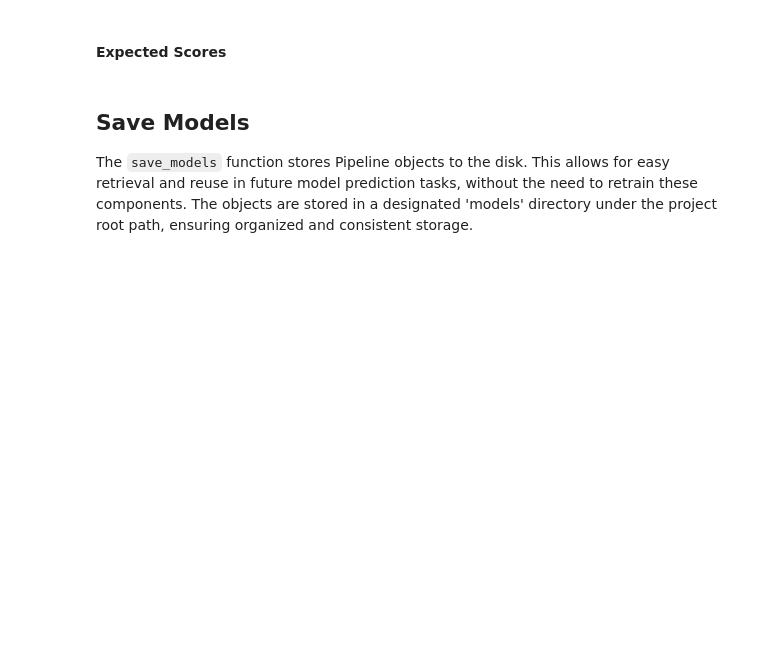
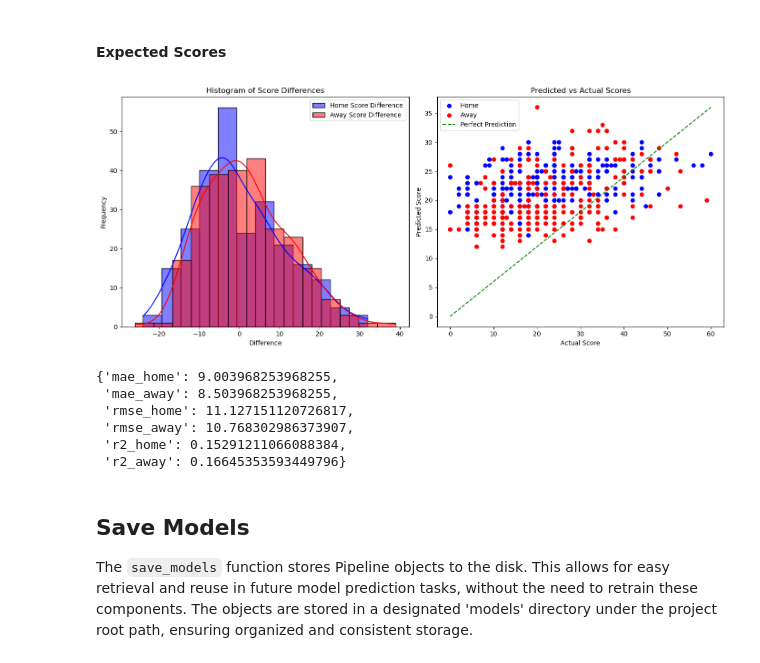
Before and after one commit to levonrush/footy-tipper, a Jupyter notebook: research/model-training.ipynb, the cells around one changed output. Saved outputs shown, nothing was run; the diff lists cells and outputs as text; code cells hidden in the pictures; blank space fills up the shorter version.

```diff
--- a/research/model-training.ipynb
+++ b/research/model-training.ipynb
@@ -193,7 +257,15 @@ This section is only to be used in development and testing at the moment.
 # %% [markdown]
 #### Expected Scores
 # %%
-# mp.evaluate_score_predictions(result_df)
+mp.evaluate_score_predictions(result_df)
+# %% [output]
+[figure, added]
+{'mae_home': 9.003968253968255,
+ 'mae_away': 8.503968253968255,
+ 'rmse_home': 11.127151120726817,
+ 'rmse_away': 10.768302986373907,
+ 'r2_home': 0.15291211066088384,
+ 'r2_away': 0.16645353593449796}
 # %% [markdown]
 ## Save Models
 The `save_models` function stores Pipeline objects to the disk. This allows for easy retrieval and reuse in future model prediction tasks, without the need to retrain these components. The objects are stored in a designated 'models' directory under the project root path, ensuring organized and consistent storage.
```
Also changed, not shown: parts of 15 cells of this notebook, 5 other files.
